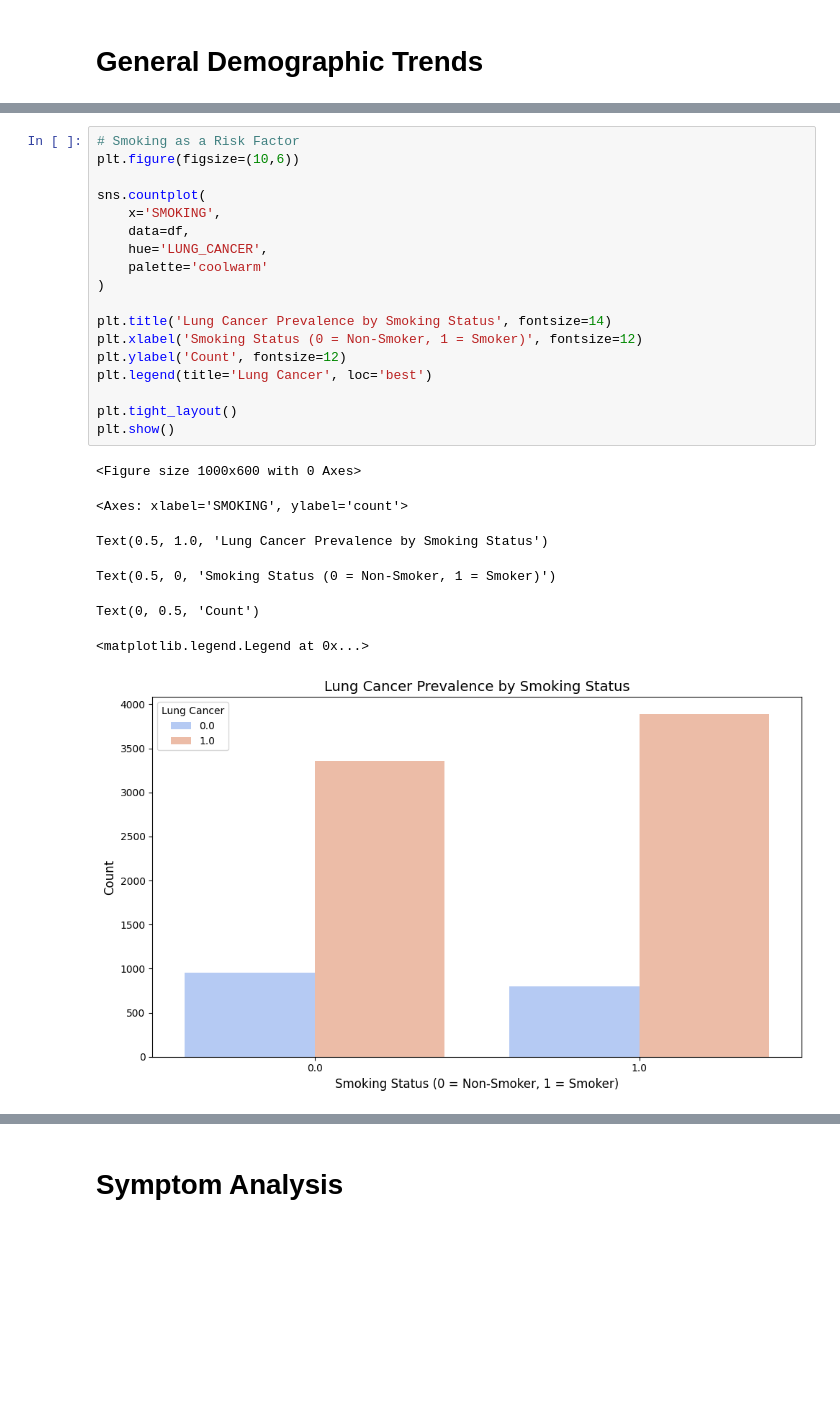
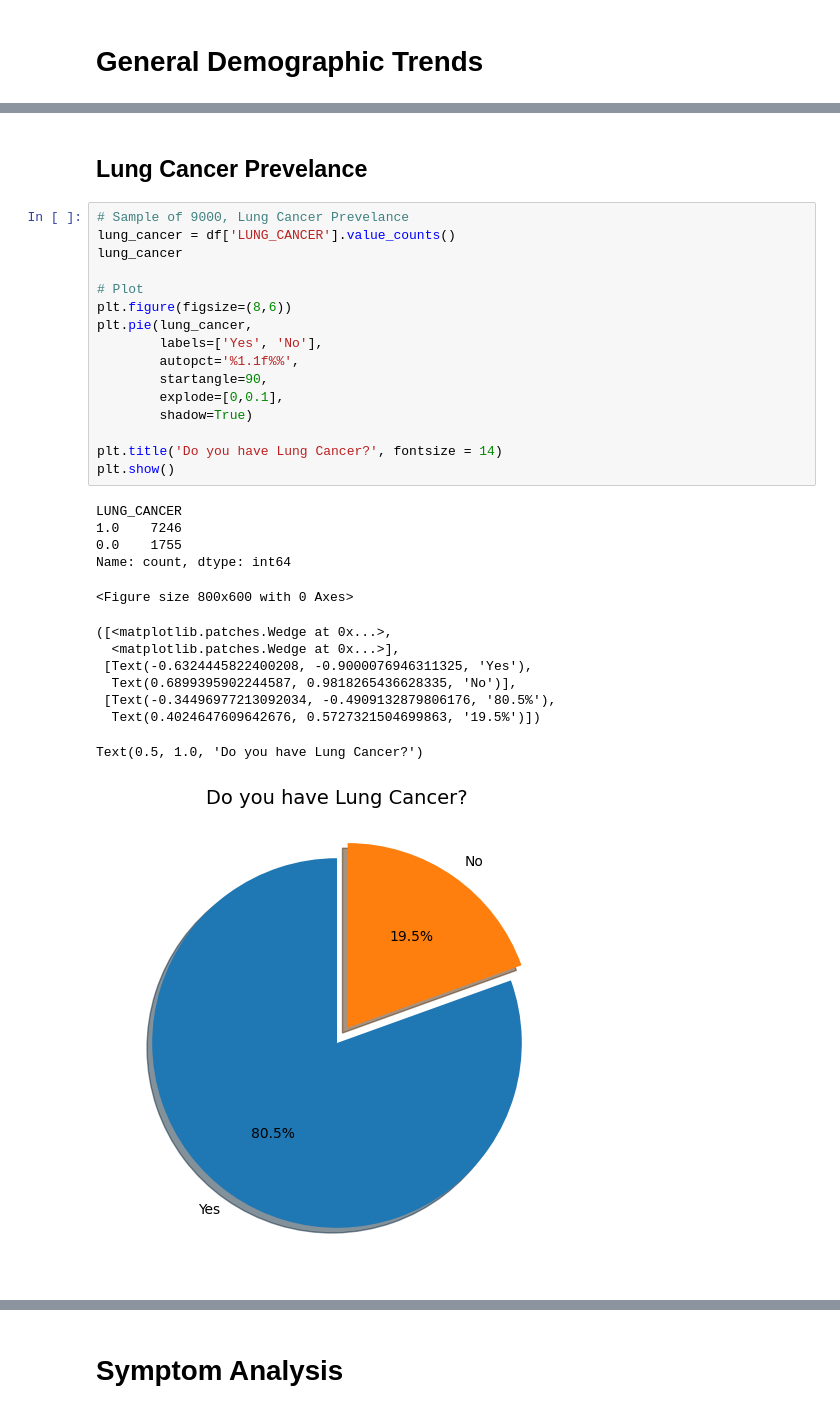
Before and after one commit to mattyapers/DSA312-Lung-Cancer, a Jupyter notebook: LungCancer.ipynb, the cells around one changed output, grey strips where cells are left out. Cells and saved outputs as stored; diff of their text form; blank space fills up the shorter version.

```diff
--- a/LungCancer.ipynb
+++ b/LungCancer.ipynb
@@ -237,26 +136,32 @@ Text(0, 0.5, 'Count')
-# %%
-# Smoking as a Risk Factor
-plt.figure(figsize=(10,6))
-
-sns.countplot(
-    x='SMOKING',
-    data=df,
-    hue='LUNG_CANCER',
-    palette='coolwarm'
-)
-
-plt.title('Lung Cancer Prevalence by Smoking Status', fontsize=14)
-plt.xlabel('Smoking Status (0 = Non-Smoker, 1 = Smoker)', fontsize=12)
-plt.ylabel('Count', fontsize=12)
-plt.legend(title='Lung Cancer', loc='best')
-
-plt.tight_layout()
-plt.show()
-# %% [output]
-<Figure size 1000x600 with 0 Axes>
-<Axes: xlabel='SMOKING', ylabel='count'>
-Text(0.5, 1.0, 'Lung Cancer Prevalence by Smoking Status')
-Text(0.5, 0, 'Smoking Status (0 = Non-Smoker, 1 = Smoker)')
-Text(0, 0.5, 'Count')
-<matplotlib.legend.Legend at 0x...>
-[figure, removed]
+# %% [markdown]
+## Lung Cancer Prevelance
+# %%
+# Sample of 9000, Lung Cancer Prevelance
+lung_cancer = df['LUNG_CANCER'].value_counts()
+lung_cancer
+
+# Plot
+plt.figure(figsize=(8,6))
+plt.pie(lung_cancer,
+        labels=['Yes', 'No'],
+        autopct='%1.1f%%',
+        startangle=90,
+        explode=[0,0.1],
+        shadow=True)
+
+plt.title('Do you have Lung Cancer?', fontsize = 14)
+plt.show()
+# %% [output]
+LUNG_CANCER
+1.0    7246
+0.0    1755
+Name: count, dtype: int64
+<Figure size 800x600 with 0 Axes>
+([<matplotlib.patches.Wedge at 0x...>,
+  <matplotlib.patches.Wedge at 0x...>],
+ [Text(-0.6324445822400208, -0.9000076946311325, 'Yes'),
+  Text(0.6899395902244587, 0.9818265436628335, 'No')],
+ [Text(-0.34496977213092034, -0.4909132879806176, '80.5%'),
+  Text(0.4024647609642676, 0.5727321504699863, '19.5%')])
+Text(0.5, 1.0, 'Do you have Lung Cancer?')
+[figure, added]
```
Also changed, not shown: parts of 14 cells of this notebook.
